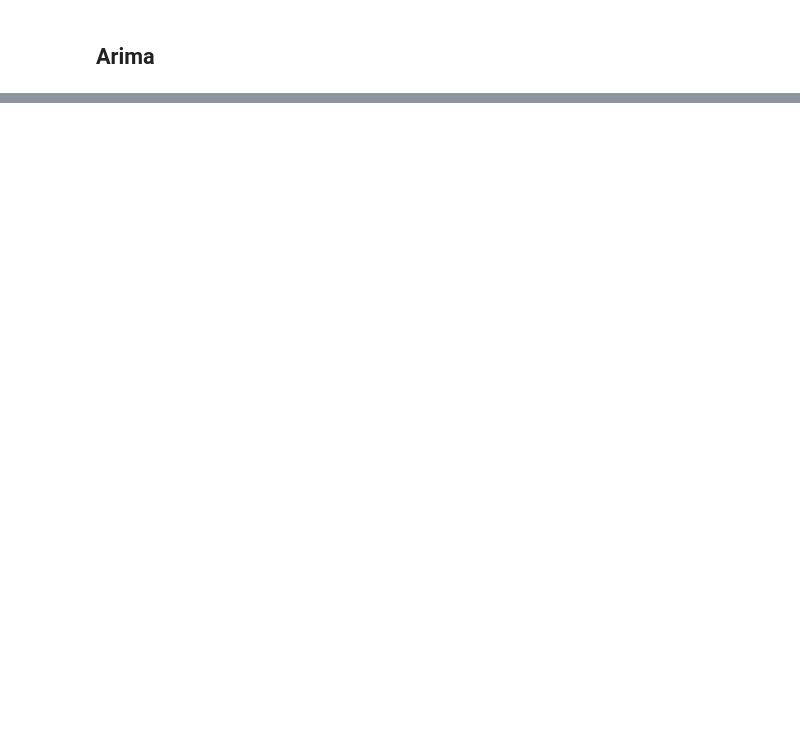
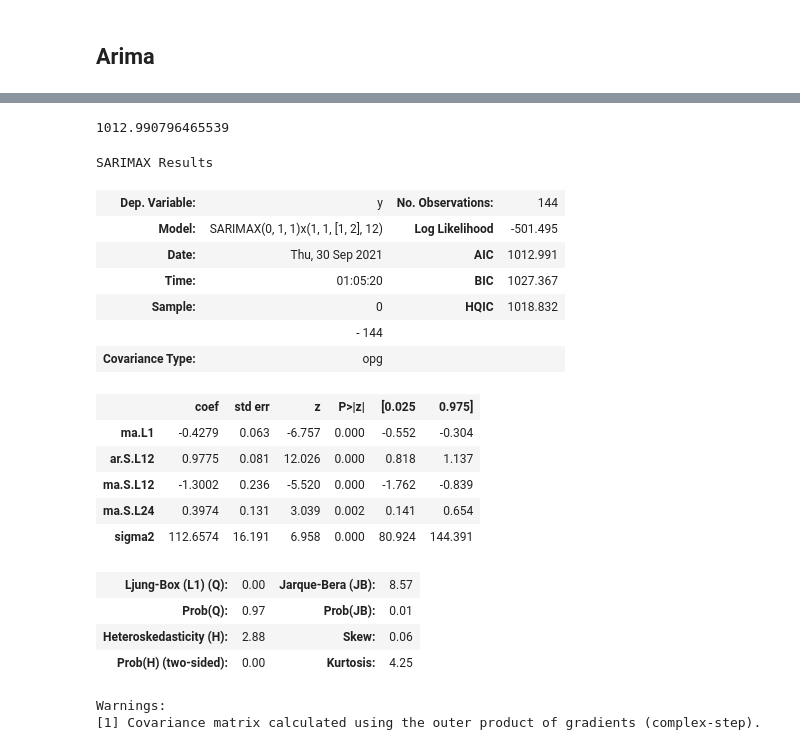
Before and after one commit to dagobertomedeiros/curso_analise_series_temporais, a Jupyter notebook: curso_ts.ipynb, the cells around one changed output, grey strips where cells are left out. Saved outputs shown, nothing was run; the diff lists cells and outputs as text; code cells hidden in the pictures; blank space fills up the shorter version.

```diff
--- a/curso_ts.ipynb
+++ b/curso_ts.ipynb
@@ -560,0 +697,3 @@ Previsto= 384.245270, esperado= 432.000000
+# %%
+stepwise_model = auto_arima(data, start_p=1, start_q=1, max_p=6, max_q=6, m=12, start_P=0, d=1, D=1, trace=True,
+                            error_action='ignore', suppress_warnings=True, stepwise=False)
@@ -560,0 +718,27 @@ Previsto= 384.245270, esperado= 432.000000
+# %%
+print(stepwise_model.aic())
+# %% [output]
+1012.990796465539
+# %%
+stepwise_model.summary()
+# %% [output]
+SARIMAX Results
+| Dep. Variable: | y | No. Observations: | 144 |
+| Model: | SARIMAX(0, 1, 1)x(1, 1, [1, 2], 12) | Log Likelihood | -501.495 |
+| Date: | Thu, 30 Sep 2021 | AIC | 1012.991 |
+| Time: | 01:05:20 | BIC | 1027.367 |
+| Sample: | 0 | HQIC | 1018.832 |
+|  | - 144 |  |  |
+| Covariance Type: | opg |  |  |
+|  | coef | std err | z | P>|z| | [0.025 | 0.975] |
+| ma.L1 | -0.4279 | 0.063 | -6.757 | 0.000 | -0.552 | -0.304 |
+| ar.S.L12 | 0.9775 | 0.081 | 12.026 | 0.000 | 0.818 | 1.137 |
+| ma.S.L12 | -1.3002 | 0.236 | -5.520 | 0.000 | -1.762 | -0.839 |
+| ma.S.L24 | 0.3974 | 0.131 | 3.039 | 0.002 | 0.141 | 0.654 |
+| sigma2 | 112.6574 | 16.191 | 6.958 | 0.000 | 80.924 | 144.391 |
+| Ljung-Box (L1) (Q): | 0.00 | Jarque-Bera (JB): | 8.57 |
+| Prob(Q): | 0.97 | Prob(JB): | 0.01 |
+| Heteroskedasticity (H): | 2.88 | Skew: | 0.06 |
+| Prob(H) (two-sided): | 0.00 | Kurtosis: | 4.25 |
+Warnings:
+[1] Covariance matrix calculated using the outer product of gradients (complex-step).
```
Also changed, not shown: parts of 28 cells of this notebook.
